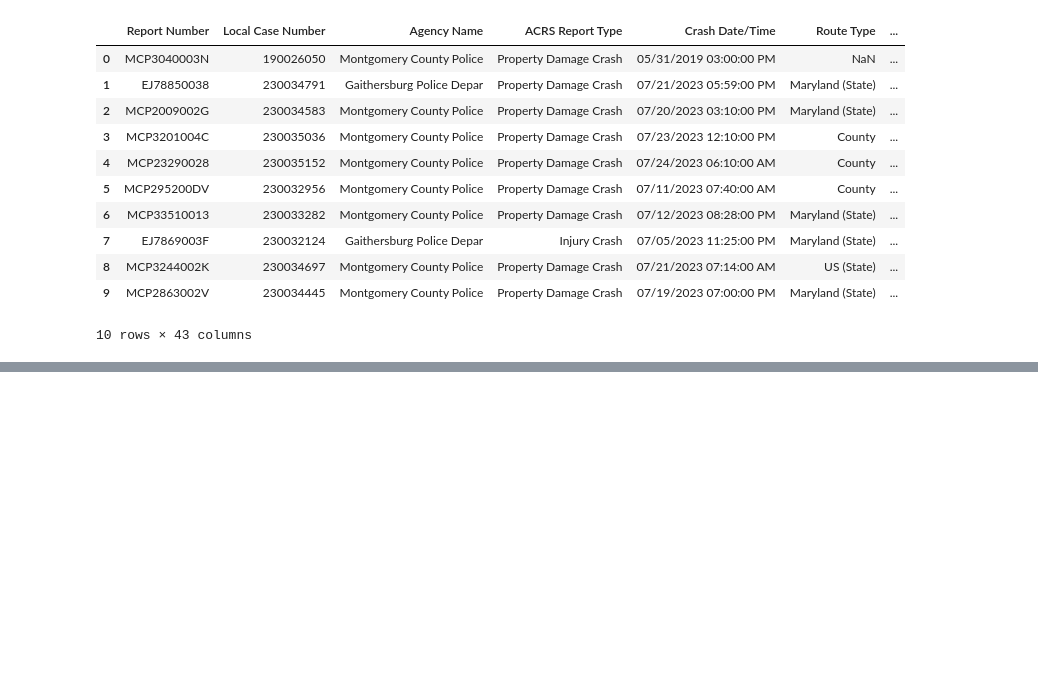
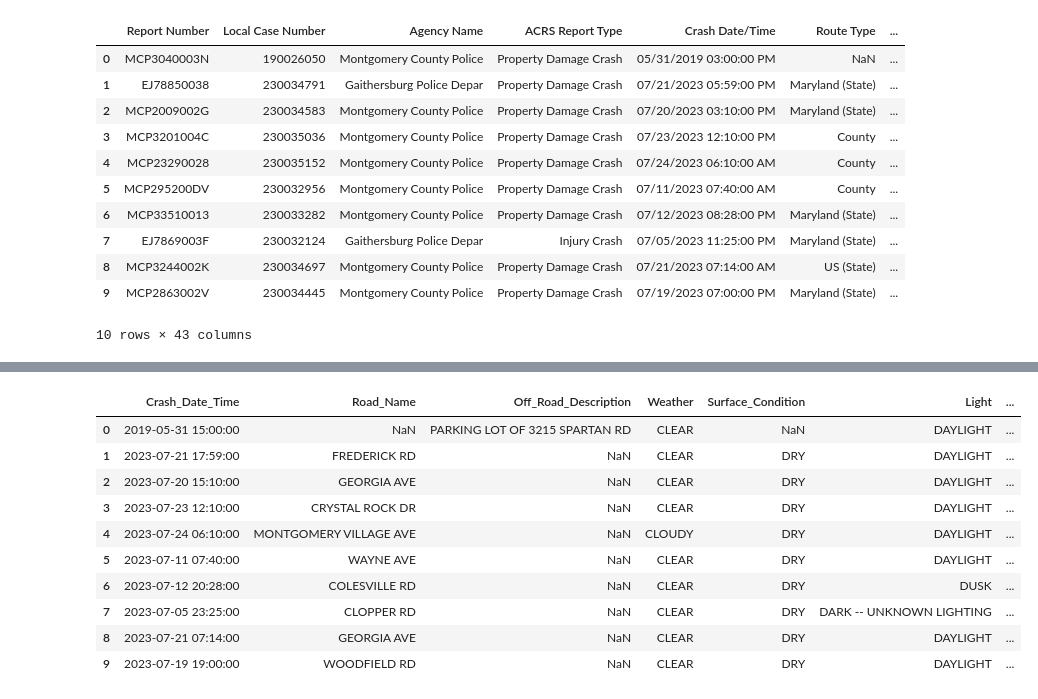
Before and after one commit to MrBinit/Supervised-Learning, a Jupyter notebook: logistic regression/a.ipynb, the cells around one changed output, grey strips where cells are left out. Saved outputs shown, nothing was run; the diff lists cells and outputs as text; code cells hidden in the pictures; blank space fills up the shorter version.

```diff
--- a/logistic regression/a.ipynb
+++ b/logistic regression/a.ipynb
@@ -38,0 +149,31 @@ df.head(10)
+# %%
+
+from datetime import datetime
+
+def military_to_regular_time(military_time):
+    try:
+        military_time_obj = datetime.strptime(str(military_time), '%H%M')
+        regular_time = military_time_obj.strftime('%Y-%m-%d %H:%M:%S')
+        return regular_time
+    except ValueError:
+        return military_time
+
+# Convert military times to regular times in the Time_Occurred column
+df['Crash_Date_Time'] = df['Crash_Date_Time'].apply(military_to_regular_time)
+df['Crash_Date_Time'] = pd.to_datetime(df['Crash_Date_Time'])
+df['Mnth'] = df['Crash_Date_Time'].dt.month
+df['Day_of_week'] = df['Crash_Date_Time'].dt.day_name()
+# %%
+df.head(10)
+# %% [output]
+|  | Crash_Date_Time | Road_Name | Off_Road_Description | Weather | Surface_Condition | Light | ... |
+| 0 | 2019-05-31 15:00:00 | NaN | PARKING LOT OF 3215 SPARTAN RD | CLEAR | NaN | DAYLIGHT | ... |
+| 1 | 2023-07-21 17:59:00 | FREDERICK RD | NaN | CLEAR | DRY | DAYLIGHT | ... |
+| 2 | 2023-07-20 15:10:00 | GEORGIA AVE | NaN | CLEAR | DRY | DAYLIGHT | ... |
+| 3 | 2023-07-23 12:10:00 | CRYSTAL ROCK DR | NaN | CLEAR | DRY | DAYLIGHT | ... |
+| 4 | 2023-07-24 06:10:00 | MONTGOMERY VILLAGE AVE | NaN | CLOUDY | DRY | DAYLIGHT | ... |
+| 5 | 2023-07-11 07:40:00 | WAYNE AVE | NaN | CLEAR | DRY | DAYLIGHT | ... |
+| 6 | 2023-07-12 20:28:00 | COLESVILLE RD | NaN | CLEAR | DRY | DUSK | ... |
+| 7 | 2023-07-05 23:25:00 | CLOPPER RD | NaN | CLEAR | DRY | DARK -- UNKNOWN LIGHTING | ... |
+| 8 | 2023-07-21 07:14:00 | GEORGIA AVE | NaN | CLEAR | DRY | DAYLIGHT | ... |
+| 9 | 2023-07-19 19:00:00 | WOODFIELD RD | NaN | CLEAR | DRY | DAYLIGHT | ... |
```
Also changed, not shown: parts of 9 cells of this notebook, 1 other file.
